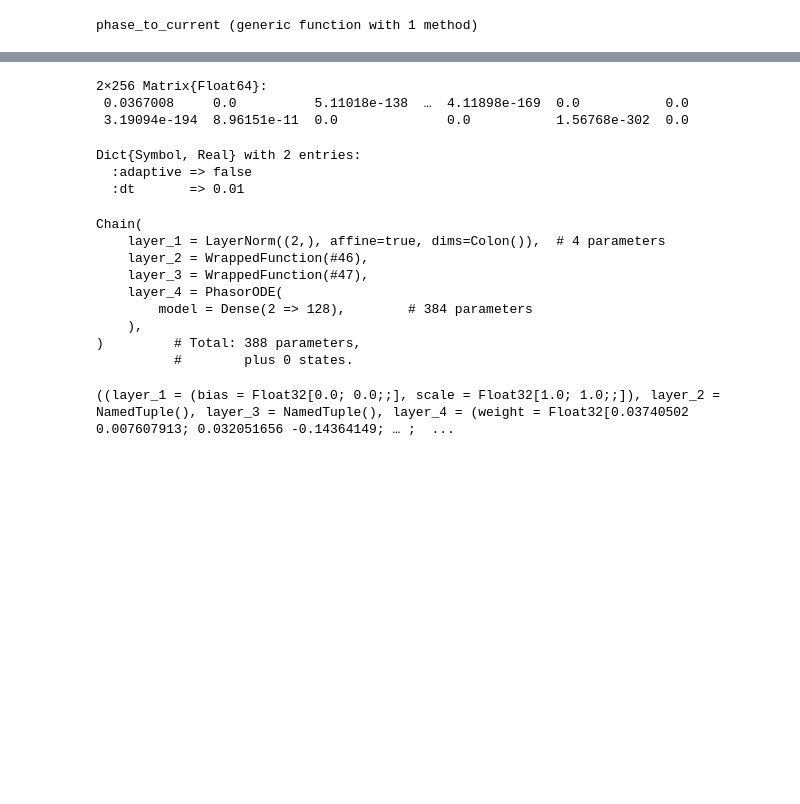
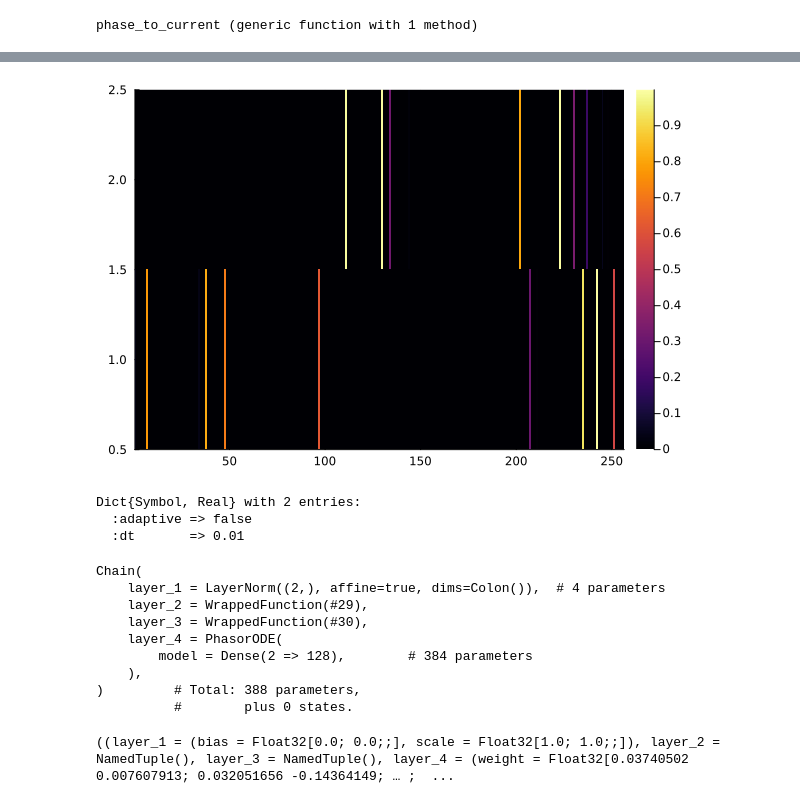
Before and after one commit to wilkieolin/PhasorNetworks.jl, a Jupyter notebook: demos/ode network.ipynb, the cells around one changed output, grey strips where cells are left out. Drawn from its saved outputs; the diff is of its cells as text; code cells hidden in the pictures; blank space fills up the shorter version.

```diff
--- a/demos/ode network.ipynb
+++ b/demos/ode network.ipynb
@@ -28,7 +32,8 @@ Dict{Symbol, Real} with 2 entries:
 # %%
 spk_args = SpikingArgs(threshold = 0.001,
                     solver=Tsit5(),
-                    solver_args = solver_args)
+                    solver_args = solver_args,
+                    leakage = -0.1)
 # %% [output]
 Neuron parameters: Period 1.0 (s)
 Current kernel duration: 0.01 (s)
@@ -138,7 +120,7 @@ function phase_to_current(phases::AbstractArray; spk_args::SpikingArgs)
             times = mod.(times, spk_args.t_period)
 
             #add currents into the active synapses
-            current_kernel = x -> gaussian_kernel(x, t, spk_args.t_window)
+            current_kernel = x -> gaussian_kernel(x, mod(t, spk_args.t_period), spk_args.t_window)
             impulses = current_kernel(times)
             output .+= impulses
         end
@@ -157,9 +139,7 @@ xfn = phase_to_current(x, spk_args=spk_args)
-# %%
-xfn(0.4)
-# %% [output]
-2×256 Matrix{Float64}:
- 0.0367008     0.0          5.11018e-138  …  4.11898e-169  0.0           0.0
- 3.19094e-194  8.96151e-11  0.0              0.0           1.56768e-302  0.0
+# %%
+heatmap(xfn(1.4))
+# %% [output]
+[figure, added]
 # %%
 solver_args
 # %% [output]
@@ -170,12 +150,12 @@ Dict{Symbol, Real} with 2 entries:
 sol_model = Chain(LayerNorm((2,)),
                     x -> tanh_fast.(x),
                     x -> phase_to_current(x, spk_args=spk_args),
-                    PhasorODE(Chain(Dense(2 => 128)), tspan = (0.0, 10.0), dt = solver_args[:dt]))
+                    PhasorODE(Chain(Dense(2 => 128)), tspan = (0.0, 10.0), dt = solver_args[:dt], dense=true))
 # %% [output]
 Chain(
     layer_1 = LayerNorm((2,), affine=true, dims=Colon()),  # 4 parameters
-    layer_2 = WrappedFunction(#46),
-    layer_3 = WrappedFunction(#47),
+    layer_2 = WrappedFunction(#29),
+    layer_3 = WrappedFunction(#30),
     layer_4 = PhasorODE(
         model = Dense(2 => 128),        # 384 parameters
     ),
```
Also changed, not shown: parts of 34 cells of this notebook, 3 other files.
